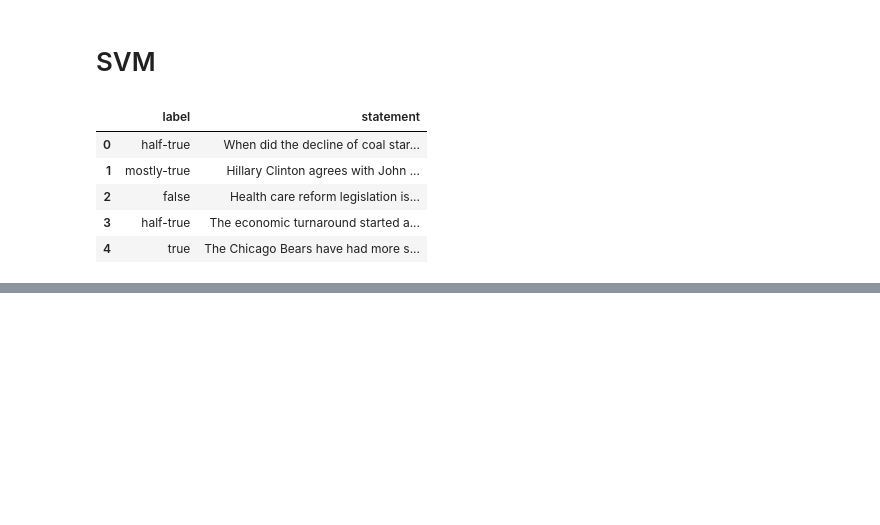
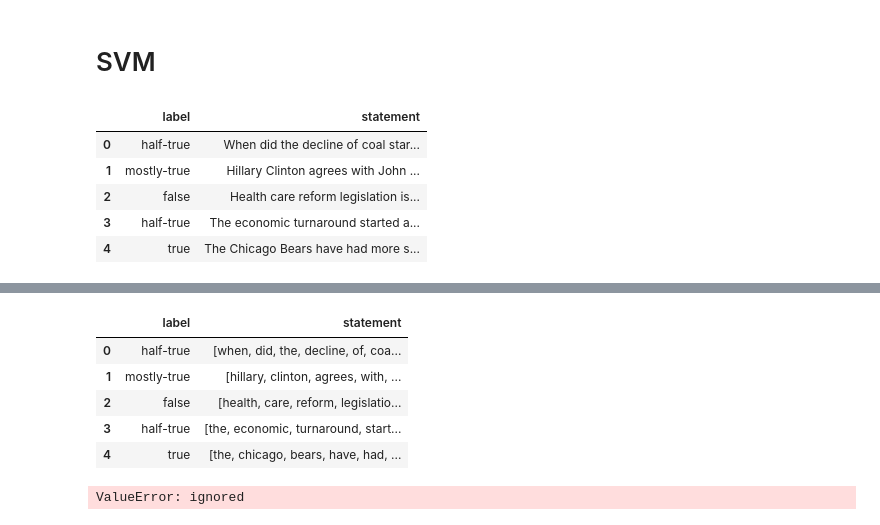
Before and after one commit to gautumsvp7/LiarDataSet, a Jupyter notebook: LiarDataset.ipynb, the cells around one changed output, grey strips where cells are left out. Drawn from its saved outputs; the diff is of its cells as text; code cells hidden in the pictures; blank space fills up the shorter version.

```diff
--- a/LiarDataset.ipynb
+++ b/LiarDataset.ipynb
@@ -417,0 +492,32 @@ subject_df.head()
+# %%
+x['statement'] = [word_tokenize(entry) for entry in x['statement']]
+# %%
+x.head()
+# %% [output]
+|  | label | statement |
+| 0 | half-true | [when, did, the, decline, of, coa... |
+| 1 | mostly-true | [hillary, clinton, agrees, with, ... |
+| 2 | false | [health, care, reform, legislatio... |
+| 3 | half-true | [the, economic, turnaround, start... |
+| 4 | true | [the, chicago, bears, have, had, ... |
+# %%
+# WordNetLemmatizer requires Pos tags to understand if the word is noun or verb or adjective etc. By default it is set to Noun
+tag_map = defaultdict(lambda : wn.NOUN)
+tag_map['J'] = wn.ADJ
+tag_map['V'] = wn.VERB
+tag_map['R'] = wn.ADV
+for index,entry in enumerate(x['statement']):
+    # Declaring Empty List to store the words that follow the rules for this step
+    Final_words = []
+    # Initializing WordNetLemmatizer()
+    word_Lemmatized = WordNetLemmatizer()
+    # pos_tag function below will provide the 'tag' i.e if the word is Noun(N) or Verb(V) or something else.
+    for word, tag in pos_tag(entry):
+        # Below condition is to check for Stop words and consider only alphabets
+        if word not in stopwords.words('english') and word.isalpha():
+            word_Final = word_Lemmatized.lemmatize(word,tag_map[tag[0]])
+            Final_words.append(word_Final)
+    # The final processed set of words for each iteration will be stored in 'text_final'
+    x.loc[index,'text_final'] = str(Final_words)
+# %% [output]
+ValueError: ignored
```
Also changed, not shown: parts of 9 cells of this notebook.
